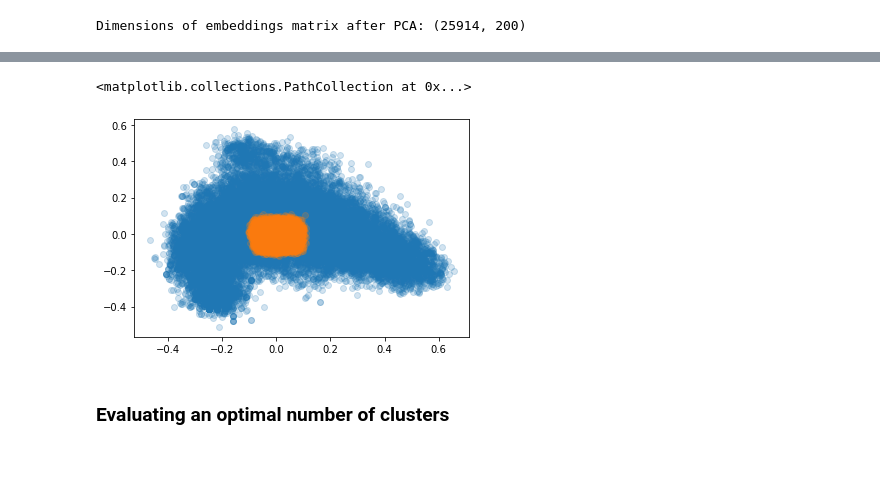
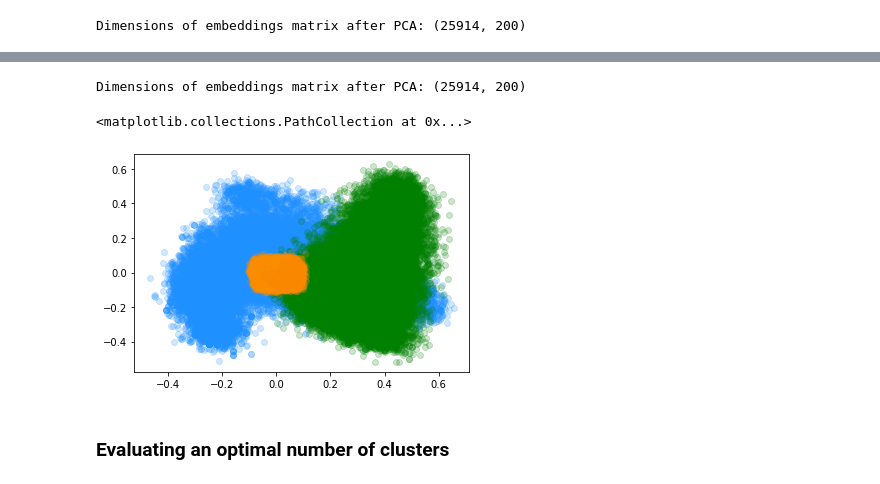
Before and after one commit to isaschm/topic-models-and-word-embeddings, a Jupyter notebook: text_embeddings.ipynb, the cells around one changed output, grey strips where cells are left out. Cells and saved outputs as stored; diff of their text form; code cells hidden in the pictures.

```diff
--- a/text_embeddings.ipynb
+++ b/text_embeddings.ipynb
@@ -54,3 +46,13 @@ NameError: name 'embeddings' is not defined
+# %%
+embeddings = np.load('embeddings.npy', mmap_mode=None, allow_pickle=False, fix_imports=True, encoding='ASCII')
+data = pd.read_pickle('data.pkl')
+# %%
+from sklearn.preprocessing import normalize
+_normalize =True
+
+
+if (_normalize):
+  embeddings = normalize(embeddings, norm='l2')
 # %% [markdown]
 ### PCA
 # %% [markdown]
@@ -74,10 +77,8 @@ plt.grid(axis='x')
 SUBSPACE_DIM = 200
 
 pca = PCA(n_components= SUBSPACE_DIM)
-X_new = pca.fit_transform(X)
+pca_embeddings = pca.fit_transform(embeddings)
 
-X_list = [list(X_new[i]) for i in range(X_new.shape[0])]
-
-print("Dimensions of embeddings matrix after PCA: ({}, {})".format(X_new.shape[0], X_new.shape[1]))
+print("Dimensions of embeddings matrix after PCA: ({}, {})".format(pca_embeddings.shape[0], pca_embeddings.shape[1]))
 # %% [output]
 Dimensions of embeddings matrix after PCA: (25914, 200)
@@ -141,10 +107,20 @@ print(pca.explained_variance_ratio_)
+# %%
+SUBSPACE_DIM = 200
+
+svd = TruncatedSVD(n_components= SUBSPACE_DIM)
+svd_embeddings = svd.fit_transform(embeddings)
+
+print("Dimensions of embeddings matrix after PCA: ({}, {})".format(svd_embeddings.shape[0], svd_embeddings.shape[1]))
+# %% [output]
+Dimensions of embeddings matrix after PCA: (25914, 200)
 # %%
 # plot data after pca
-plt.scatter(X_new[:, 0], X_new[:, 1], alpha=0.2)
-plt.scatter(X[:, 0], X[:, 1], alpha=0.2)
+plt.scatter(pca_embeddings[:, 0], pca_embeddings[:, 1], color = "dodgerblue", alpha=0.2)
+plt.scatter(svd_embeddings[:, 0], svd_embeddings[:, 1], color = "green", alpha=0.2)
+plt.scatter(embeddings[:, 0], embeddings[:, 1], color = "darkorange", alpha=0.2)
 # %% [output]
 <matplotlib.collections.PathCollection at 0x...>
-[figure, old version]
+[figure, new version]
 # %% [markdown]
 ### Evaluating an optimal number of clusters
 # %% [markdown]
```
Also changed, not shown: parts of 17 cells of this notebook.
